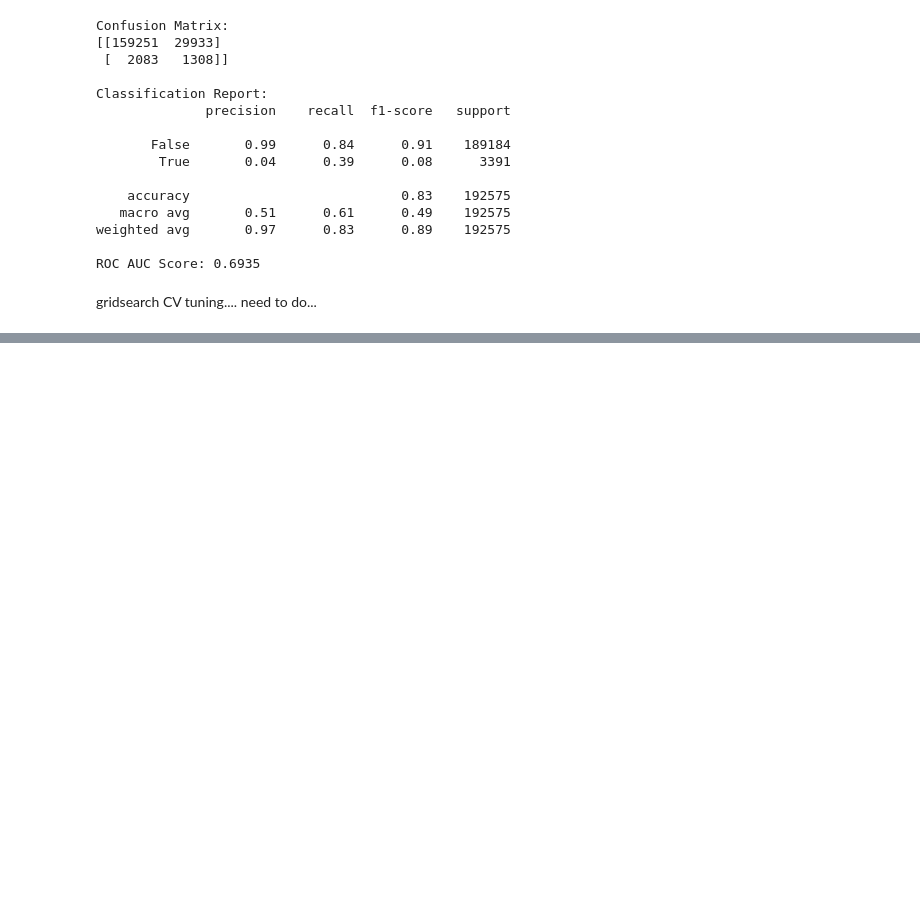
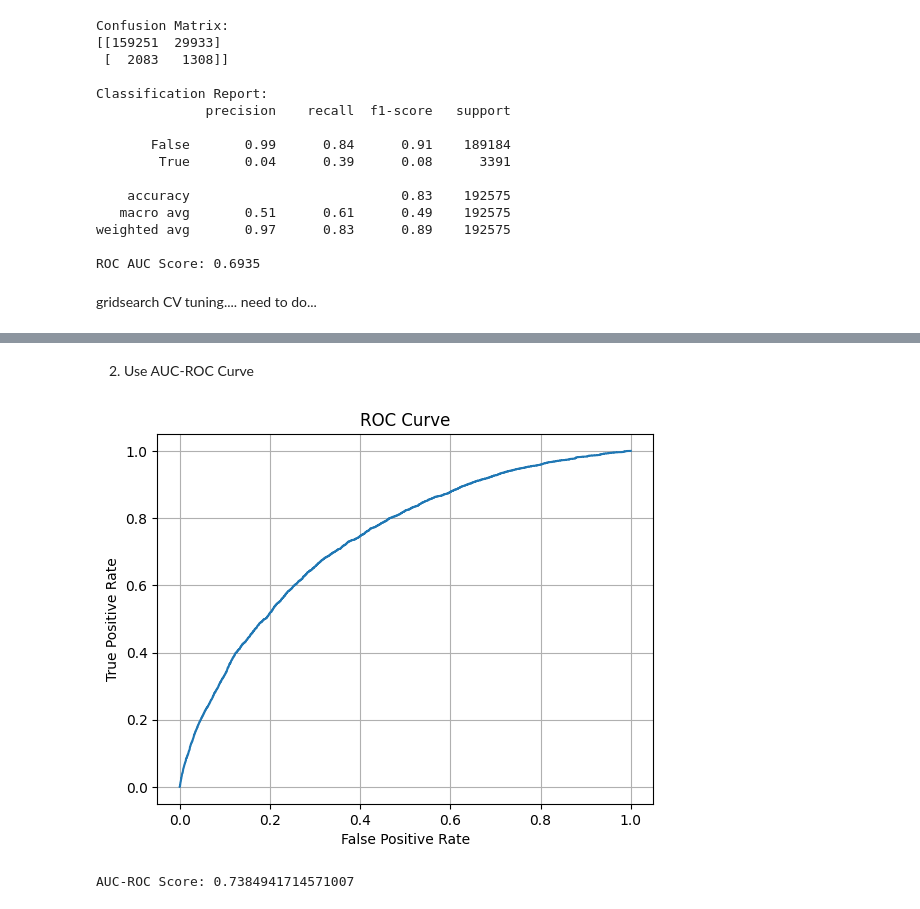
Before and after one commit to AsmitaOjha/Internship_ExtensoData_Work, a Jupyter notebook: Projects/Task_3_EDA/notebook/preprocessing_model.ipynb, the cells around one changed output, grey strips where cells are left out. Saved outputs shown, nothing was run; the diff lists cells and outputs as text; code cells hidden in the pictures; blank space fills up the shorter version.

```diff
--- a/Projects/Task_3_EDA/notebook/preprocessing_model.ipynb
+++ b/Projects/Task_3_EDA/notebook/preprocessing_model.ipynb
@@ -514,0 +628,18 @@ gridsearch CV tuning.... need to do...
+# %% [markdown]
+2. Use AUC-ROC Curve
+# %%
+from sklearn.metrics import roc_auc_score, roc_curve
+import matplotlib.pyplot as plt
+
+fpr, tpr, thresholds = roc_curve(y_test, y_pred_proba_xgb)
+plt.plot(fpr, tpr)
+plt.xlabel("False Positive Rate")
+plt.ylabel("True Positive Rate")
+plt.title("ROC Curve")
+plt.grid()
+plt.show()
+
+print("AUC-ROC Score:", roc_auc_score(y_test, y_pred_proba_xgb))
+# %% [output]
+[figure, added]
+AUC-ROC Score: 0.7384941714571007
```
Also changed, not shown: parts of 21 cells of this notebook.
